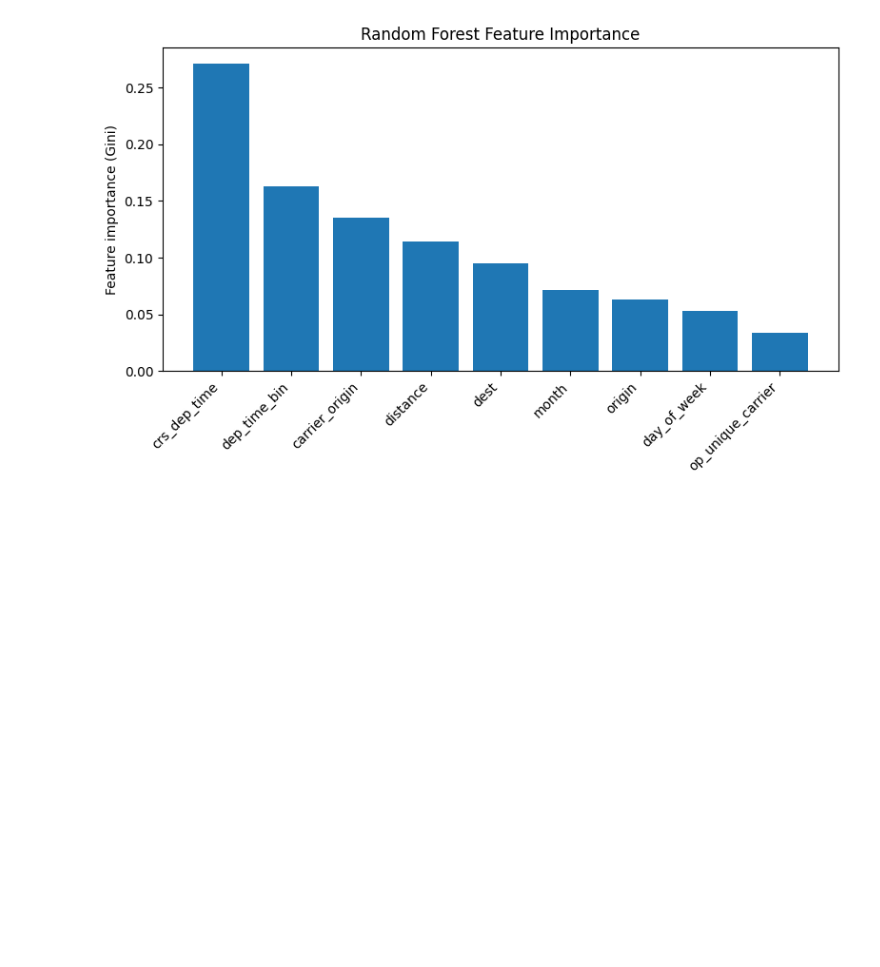
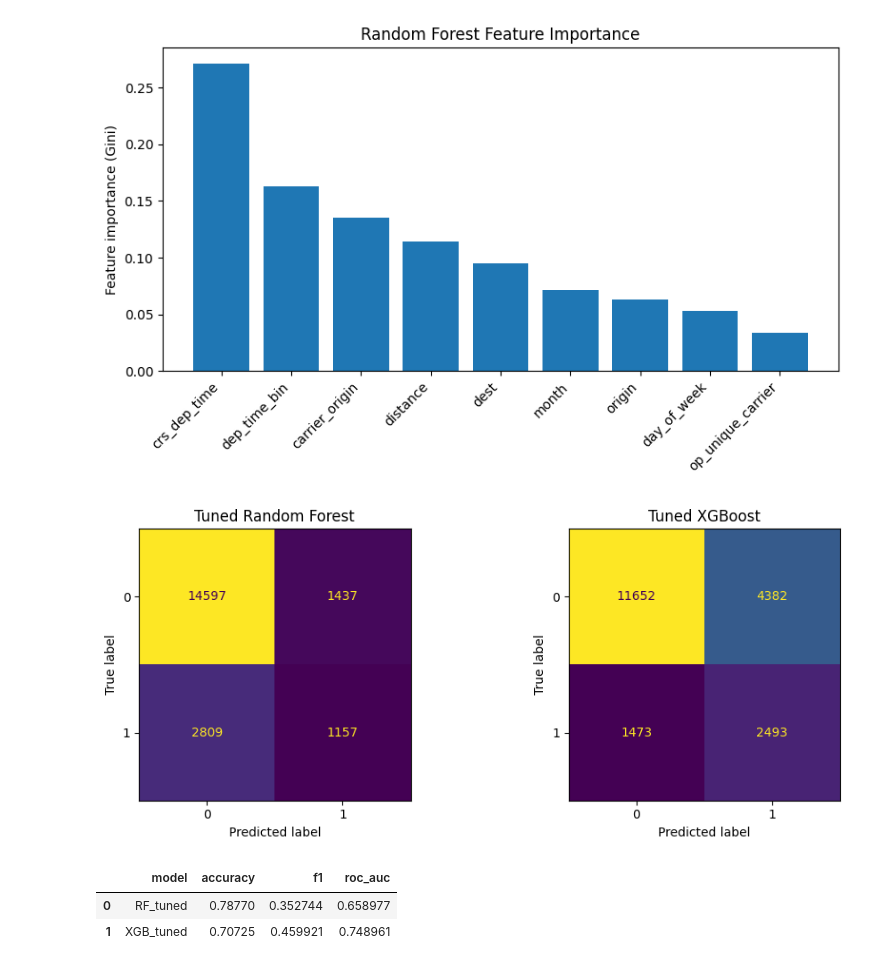
Before and after one commit to gamodyarajasooriya/flight-delay-prediction-ml, a Jupyter notebook: Notebooks/model optimization.ipynb, the cells around one changed output. Drawn from its saved outputs; the diff is of its cells as text; code cells hidden in the pictures; blank space fills up the shorter version.

Commit message:
Comapared confusion metruces of tuned XG and RF

```diff
--- a/Notebooks/model optimization.ipynb
+++ b/Notebooks/model optimization.ipynb
@@ -275,0 +278,23 @@ without needing detailed delay reasonsafter the flight has already occurred.
+# %%
+from sklearn.metrics import confusion_matrix, ConfusionMatrixDisplay
+import matplotlib.pyplot as plt
+
+y_pred_rf  = best_rf.predict(X_test_adv_s)
+y_pred_xgb = best_xgb.predict(X_test_adv_s)
+
+fig, axes = plt.subplots(1, 2, figsize=(10, 4))
+
+for ax, y_pred, title in zip(
+    axes,
+    [y_pred_rf, y_pred_xgb],
+    ['Tuned Random Forest', 'Tuned XGBoost']
+):
+    cm = confusion_matrix(y_test_adv_s, y_pred)
+    disp = ConfusionMatrixDisplay(cm, display_labels=[0, 1])
+    disp.plot(ax=ax, colorbar=False, values_format='d')
+    ax.set_title(title)
+
+plt.tight_layout()
+plt.show()
+# %% [output]
+[figure, added]
@@ -275,0 +303,27 @@ without needing detailed delay reasonsafter the flight has already occurred.
+# %%
+from sklearn.metrics import accuracy_score, f1_score, roc_auc_score
+import pandas as pd
+
+y_proba_rf  = best_rf.predict_proba(X_test_adv_s)[:, 1]
+y_proba_xgb = best_xgb.predict_proba(X_test_adv_s)[:, 1]
+
+results = pd.DataFrame({
+    'model':    ['RF_tuned', 'XGB_tuned'],
+    'accuracy': [
+        accuracy_score(y_test_adv_s, y_pred_rf),
+        accuracy_score(y_test_adv_s, y_pred_xgb)
+    ],
+    'f1': [
+        f1_score(y_test_adv_s, y_pred_rf),
+        f1_score(y_test_adv_s, y_pred_xgb)
+    ],
+    'roc_auc': [
+        roc_auc_score(y_test_adv_s, y_proba_rf),
+        roc_auc_score(y_test_adv_s, y_proba_xgb)
+    ]
+})
+results
+# %% [output]
+|  | model | accuracy | f1 | roc_auc |
+| 0 | RF_tuned | 0.78770 | 0.352744 | 0.658977 |
+| 1 | XGB_tuned | 0.70725 | 0.459921 | 0.748961 |
```
Also changed, not shown: parts of 3 cells of this notebook, 1 other file.
